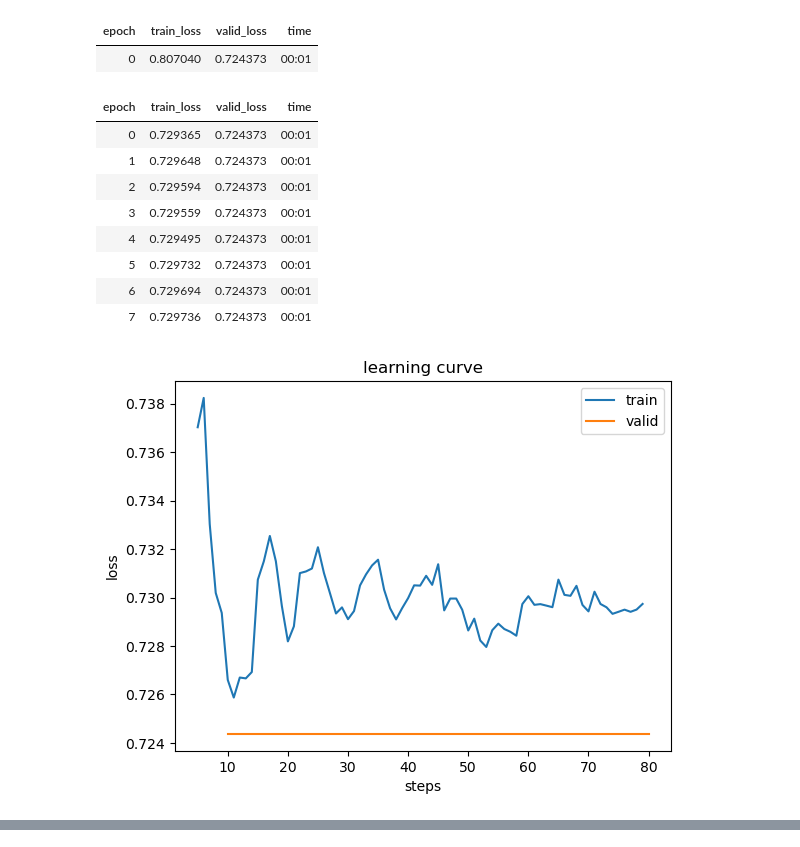
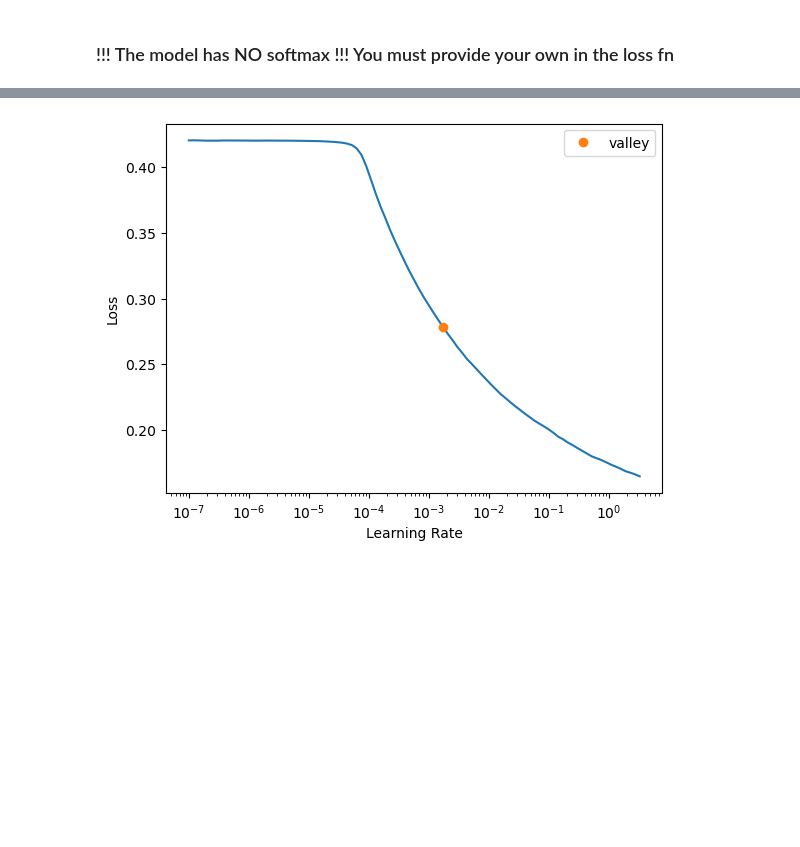
Before and after one commit to TheFoo251/earthquake_model, a Jupyter notebook: notebooks/new_loss_functions.ipynb, the cells around one changed output, grey strips where cells are left out. Saved outputs shown, nothing was run; the diff lists cells and outputs as text; code cells hidden in the pictures; blank space fills up the shorter version.

```diff
--- a/notebooks/new_loss_functions.ipynb
+++ b/notebooks/new_loss_functions.ipynb
@@ -17,40 +20,22 @@ dls = SegmentationDataLoaders.from_label_func(
     codes = np.loadtxt(path/'codes.txt', dtype=str)
 )
 
-def test_loss(loss_func):
-    learn = unet_learner(dls, resnet34, loss_func = loss_func)
-    learn.fine_tune(8)
-    learn.recorder.plot_loss()
+def get_learner(loss_func):
+    learn = unet_learner(dls, resnet34, loss_func = loss_func, metrics=DiceMulti(axis=1))
+    lr = learn.lr_find()[0]
+    return learn, lr
 # %%
-class CombinedLoss:
-    "Dice and Focal combined"
+class DiceFocalLoss: # example class building on dice loss
+    "Dice and Focal Loss combined"
     def __init__(self, axis=1, smooth=1., alpha=1.):
         store_attr()
         self.focal_loss = FocalLossFlat(axis=axis)
-        self.dice_loss =  DiceLoss(axis, smooth)
+        self.dice_loss =  DiceLoss(axis, smooth, reduction="mean")
 
     def __call__(self, pred, targ):
         return self.focal_loss(pred, targ) + self.alpha * self.dice_loss(pred, targ)
 
     def decodes(self, x):    return x.argmax(dim=self.axis)
     def activation(self, x): return F.softmax(x, dim=self.axis)
-
-#loss_func = CombinedLoss()
-loss_func = BaseLoss(DiceLoss) # neeeeeeeeeds to be flattened!! That's what the model expects!!
-test_loss(loss_func)
-
-
-# straaaaaaaaaange tomfoolery is afoot!!
+    # This works because fastai yoinks it using getcallable, a wrapper for getattr
+    # only the definition inside the outer class actually used matters!
-# %% [output]
-| epoch | train_loss | valid_loss | time |
-| 0 | 0.807040 | 0.724373 | 00:01 |
-| epoch | train_loss | valid_loss | time |
-| 0 | 0.729365 | 0.724373 | 00:01 |
-| 1 | 0.729648 | 0.724373 | 00:01 |
-| 2 | 0.729594 | 0.724373 | 00:01 |
-| 3 | 0.729559 | 0.724373 | 00:01 |
-| 4 | 0.729495 | 0.724373 | 00:01 |
-| 5 | 0.729732 | 0.724373 | 00:01 |
-| 6 | 0.729694 | 0.724373 | 00:01 |
-| 7 | 0.729736 | 0.724373 | 00:01 |
-[figure, removed]
@@ -57,2 +67,24 @@ test_loss(loss_func)
+# %%
+class LogCoshDiceLoss:
+    "proposed in http://arxiv.org/abs/2006.14822"
+    def __init__(self, axis=1, smooth=1., alpha=1.):
+        store_attr()
+        self.dice_loss =  DiceLoss(axis, smooth, reduction="mean")
+
+    def __call__(self, pred, targ):
+        return torch.log(torch.cosh(self.dice_loss(pred, targ))) #something wrong with this implementation...
+
+    def decodes(self, x):    return x.argmax(dim=self.axis)
+    def activation(self, x): return F.softmax(x, dim=self.axis)
+    #def activation(self, x): return x # no activation??
+# %% [markdown]
+### !!! The model has NO softmax !!! You must provide your own in the loss fn
 # %%
-# very, very strange.
+#loss_func = DiceFocalLoss()
+#loss_func = DiceLoss(reduction="sum") #reduction must be the mean??
+#loss_func = CrossEntropyLossFlat(axis=1)
+#loss_func = SimpleDice()
+#loss_func = DiceCELoss()
+loss_func = LogCoshDiceLoss()
+learn, lr = get_learner(loss_func)
+# %% [output]
@@ -58,0 +92 @@ test_loss(loss_func)
+[figure, added]
```
Also changed, not shown: parts of 6 cells of this notebook.
